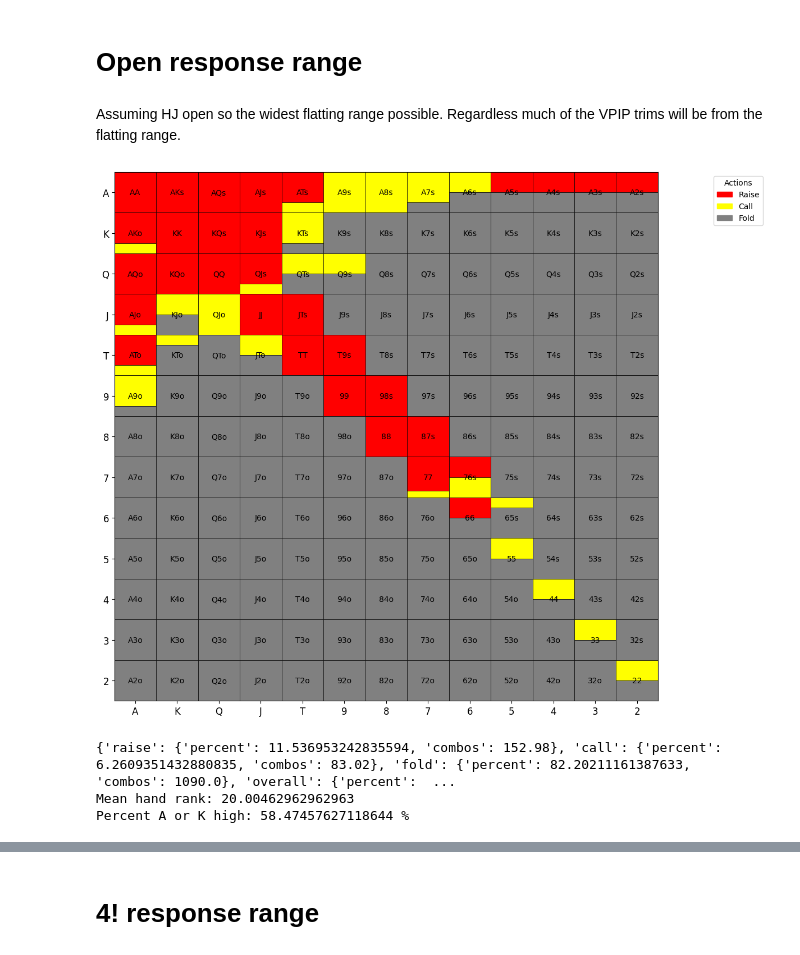
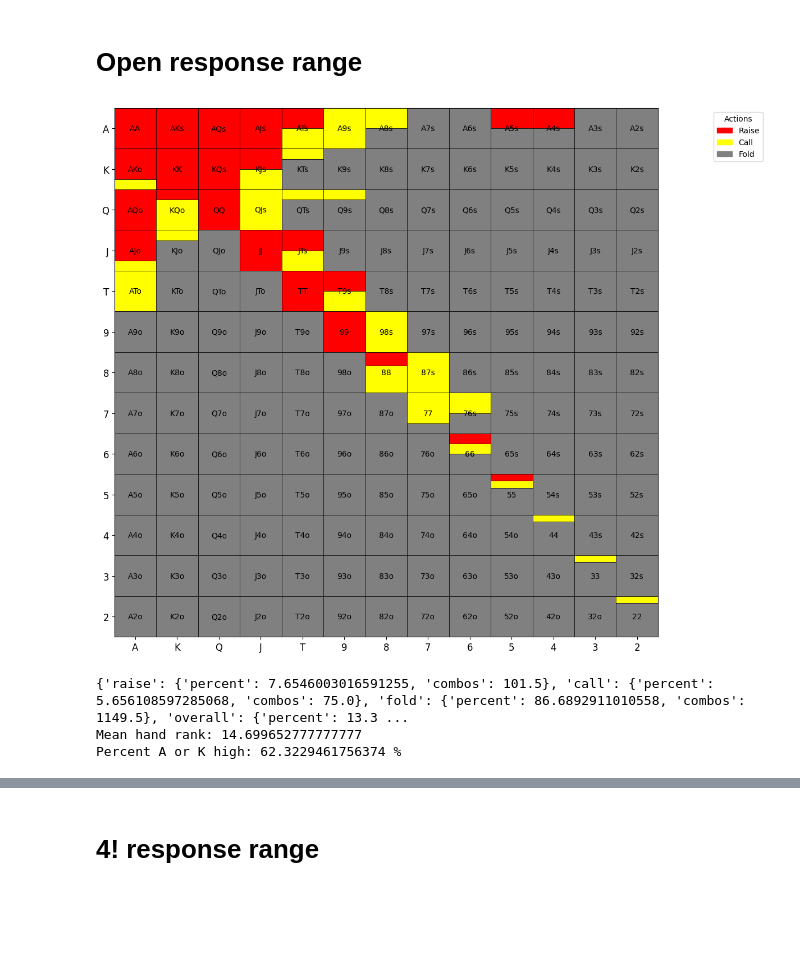
Before and after one commit to KunaalAgarwal/poker_analysis, a Jupyter notebook: src/co_ranges.ipynb, the cells around one changed output, grey strips where cells are left out. Cells and saved outputs as stored; diff of their text form; code cells hidden in the pictures; blank space fills up the shorter version.

Commit message:
Updated co ranges

```diff
--- a/src/co_ranges.ipynb
+++ b/src/co_ranges.ipynb
@@ -244,8 +244,6 @@ max      115.000000
 Name: Rank, dtype: float64
 # %% [markdown]
 # Open response range
-# %% [markdown]
-Assuming HJ open so the widest flatting range possible. Regardless much of the VPIP trims will be from the flatting range.
 # %%
 open_response_range = {
     # Pairs
@@ -255,93 +253,95 @@ open_response_range = {
     "JJ": {"raise": 1.0, "call": 0.0},
     "TT": {"raise": 1.0, "call": 0.0},
     "99": {"raise": 1.0, "call": 0.0},
-    "88": {"raise": 1.0, "call": 0.0},
-    "77": {"raise": 0.83, "call": 0.17}, # lowering frequency on 77 and 66 slightly
-    "66": {"raise": 0.5, "call": 0.0},
-    "55": {"raise": 0.0, "call": 0.5}, # these low pocket pairs turn into folds quickly
-    "44": {"raise": 0.0, "call": 0.5},
-    "33": {"raise": 0.0, "call": 0.5},
-    "22": {"raise": 0.0, "call": 0.5},
+    "88": {"raise": 1/3, "call": 2/3},
+    "77": {"raise": 0.0, "call": 0.75},
+    # Want to minimize set mining
+    "66": {"raise": 0.25, "call": 0.25},
+    "55": {"raise": 1/6, "call": 1/6},
+    "44": {"raise": 0.0, "call": 1/6},
+    "33": {"raise": 0.0, "call": 1/6},
+    "22": {"raise": 0.0, "call": 1/6},
 
     "AKs": {"raise": 1.0, "call": 0.0},
     "AQs": {"raise": 1.0, "call": 0.0},
     "AJs": {"raise": 1.0, "call": 0.0},
-    "ATs": {"raise": 0.75, "call": 0.25},
+    "ATs": {"raise": 0.5, "call": 0.5},
     "A9s": {"raise": 0.0, "call": 1.0},
-    "A8s": {"raise": 0.0, "call": 1.0},
-    "A7s": {"raise": 0.0, "call": 0.75},
-    "A6s": {"raise": 0.0, "call": 0.5}, # these middling aces turn into folds quickly
-    "A5s": {"raise": 0.5, "call": 0.0}, # 3bet bluffs
+    "A8s": {"raise": 0.0, "call": 0.5},
+    "A7s": {"raise": 0.0, "call": 0.0},
+    "A6s": {"raise": 0.0, "call": 0.0},
+    # Can use more 3bet bluffs depending on how wide the opener is.
+    "A5s": {"raise": 0.5, "call": 0.0},
     "A4s": {"raise": 0.5, "call": 0.0},
-    "A3s": {"raise": 0.5, "call": 0.0},
-    "A2s": {"raise": 0.5, "call": 0.0},
+    "A3s": {"raise": 0.0, "call": 0.0},
+    "A2s": {"raise": 0.0, "call": 0.0},
 
     "AKo": {"raise": 0.75, "call": 0.25}, # keep some combos to uncap the flatting range
     "AQo": {"raise": 1.0, "call": 0.0},
     "AJo": {"raise": 0.75, "call": 0.25},
-    "ATo": {"raise": 0.75, "call": 0.25}, # probably weakest AXo to 3bet
-    "A9o": {"raise": 0.0, "call": 0.75},
+    "ATo": {"raise": 0.0, "call": 1.0},
+    "A9o": {"raise": 0.0, "call": 0.0},
     "A8o": {"raise": 0.0, "call": 0.0},
 
     "KQs": {"raise": 1.0, "call": 0.0},
-    "KJs": {"raise": 1.0, "call": 0.0},
-    "KTs": {"raise": 0.0, "call": 0.75},
+    "KJs": {"raise": 0.5, "call": 0.5},
+    "KTs": {"raise": 0.0, "call": 0.25},
     "K9s": {"raise": 0.0, "call": 0.0},
     "K8s": {"raise": 0.0, "call": 0.0},
 
-    "KQo": {"raise": 1.0, "call": 0.0},
-    "KJo": {"raise": 0.0, "call": 0.5},
-    "KTo": {"raise": 0.0, "call": 0.25},
+    "KQo": {"raise": 0.25, "call": 0.75},
+    "KJo": {"raise": 0.0, "call": 0.25},
+    "KTo": {"raise": 0.0, "call": 0.0},
     "K9o": {"raise": 0.0, "call": 0.0},
 
-    "QJs": {"raise": .75, "call": 0.25},
-    "QTs": {"raise": 0.0, "call": 0.5},
-    "Q9s": {"raise": 0.0, "call": 0.5},
+    "QJs": {"raise": 0.0, "call": 1.0}, # depends how wide opener is
+    "QTs": {"raise": 0.0, "call": 0.25},
+    "Q9s": {"raise": 0.0, "call": 0.25},
 
-    "QJo": {"raise": 0.0, "call": 1.0},
+    "QJo": {"raise": 0.0, "call": 0.0},
     "QTo": {"raise": 0.0, "call": 0.0},
 
-    "JTs": {"raise": 1.0, "call": 0.0},
-    "J9s": {"raise": 0.0, "call": 0.0}, # j9 raise/fold, not good enough to call
+    "JTs": {"raise": 0.5, "call": 0.5},
+    "J9s": {"raise": 0.0, "call": 0.0},
 
-    "JTo": {"raise": 0.0, "call": 0.5},
+    "JTo": {"raise": 0.0, "call": 0.0},
     "J9o": {"raise": 0.0, "call": 0.0},
 
-    "T9s": {"raise": 1.0, "call": 0.0}, # 3bet bluff
-    "T8s": {"raise": 0.0, "call": 0.0}, # this will fold to earlier
+    "T9s": {"raise": 0.5, "call": 0.5},
+    "T8s": {"raise": 0.0, "call": 0.0},
 
-    "98s": {"raise": 1.0, "call": 0.0}, # 3bet bluff
+    "98s": {"raise": 0.0, "call": 1.0},
     "97s": {"raise": 0.0, "call": 0.0},
 
-    "87s": {"raise": 1.0, "call": 0.0}, # 3bet bluff
+    "87s": {"raise": 0.0, "call": 1.0},
     "86s": {"raise": 0.0, "call": 0.0},
 
-    "76s": {"raise": 0.5, "call": 0.5},
+    "76s": {"raise": 0.0, "call": 0.5},
     "75s": {"raise": 0.0, "call": 0.0},
 
-    "65s": {"raise": 0.0, "call": 0.25},
+    "65s": {"raise": 0.0, "call": 0.0},
 
     "54s": {"raise": 0.0, "call": 0.0},
 
     "43s": {"raise": 0.0, "call": 0.0},
 
     "32s": {"raise": 0.0, "call": 0.0},
 }
 
 # Visualize the range
 open_response = range_construction.generate_range(open_response_range, '../ranges/co_ranges/co_open_response')
 open_response_distribution = range_construction.range_hand_distribution(open_response_range)
 open_response_percent_by_actions = range_construction.range_percent_by_all_actions(open_response_range)
 open_response_mean_hand_rank = range_construction.average_range_rank(open_response_range)
 
 print(open_response_percent_by_actions)
 print(f'Mean hand rank: {open_response_mean_hand_rank}')
 print(f'Percent A or K high: {range_construction.percent_range_high_card(open_response_range)} %')
 
 open_response_distribution[1].to_csv('../ranges/co_ranges/co_open_response_distribution.csv')
 open_response_distribution[0]
 # %% [output]
-[figure, old version]
+[figure, new version]
-{'raise': {'percent': 11.536953242835594, 'combos': 152.98}, 'call': {'percent': 6.2609351432880835, 'combos': 83.02}, 'fold': {'percent': 82.20211161387633, 'combos': 1090.0}, 'overall': {'percent':  ...
-Mean hand rank: 20.00462962962963
-Percent A or K high: 58.47457627118644 %
+{'raise': {'percent': 7.6546003016591255, 'combos': 101.5}, 'call': {'percent': 5.656108597285068, 'combos': 75.0}, 'fold': {'percent': 86.6892911010558, 'combos': 1149.5}, 'overall': {'percent': 13.3 ...
+Mean hand rank: 14.699652777777777
+Percent A or K high: 62.3229461756374 %
```
Also changed, not shown: parts of 5 cells of this notebook, 8 other files.
